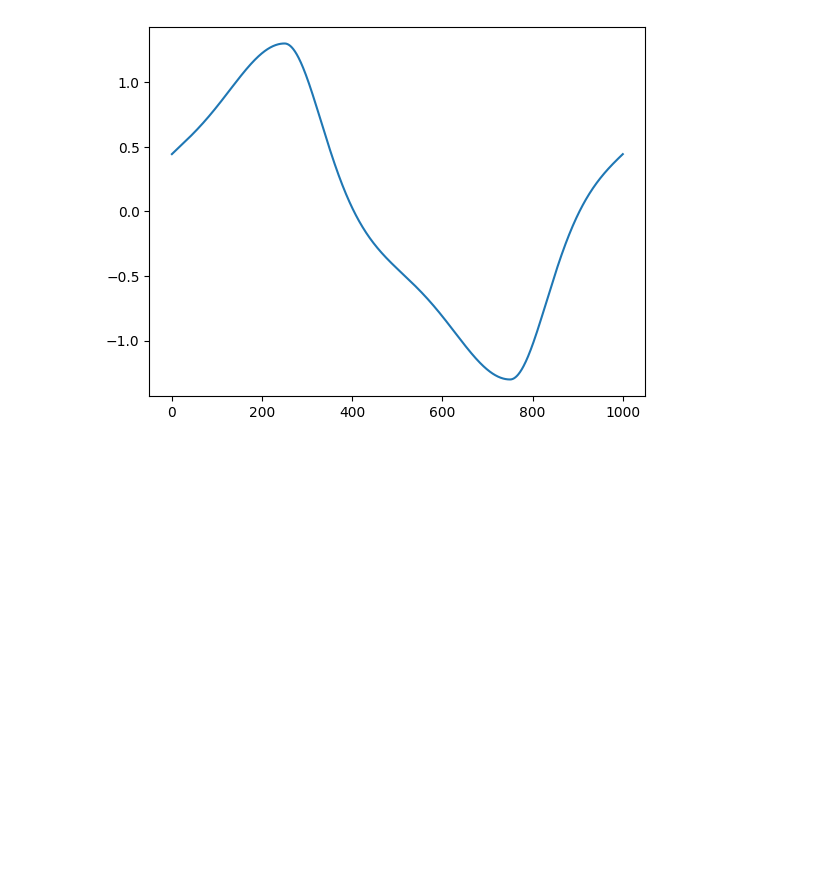
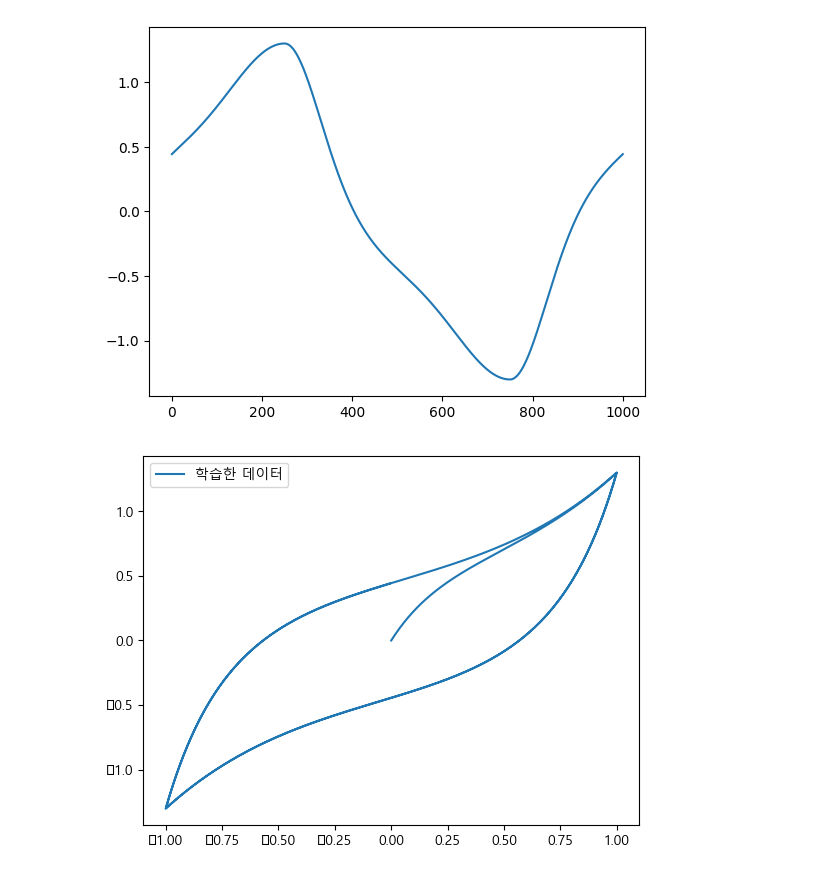
Before and after one commit to Jjineeq/hysteresis_curve, a Jupyter notebook: 23_04_26.ipynb, the cells around one changed output. Drawn from its saved outputs; the diff is of its cells as text; code cells hidden in the pictures; blank space fills up the shorter version.

```diff
--- a/23_04_26.ipynb
+++ b/23_04_26.ipynb
@@ -5,6 +5,8 @@ import matplotlib.pyplot as plt
 import warnings
 warnings.filterwarnings('ignore')
 import seaborn as sns
+import matplotlib
+matplotlib.rcParams['font.family']='Malgun Gothic'
 # %%
 df = pd.read_csv('../Data/hysteresis/attachments/hys_kjh.csv')
 # %%
@@ -168,0 +161,6 @@ x_te = tf.reshape(x_te, (-1, 1, 1))
+# %%
+total = pd.DataFrame()
+# %%
+total['u'] = u
+total['time'] = t
+total['f'] = f
@@ -168,0 +183,3 @@ x_te = tf.reshape(x_te, (-1, 1, 1))
+# %%
+x = total.iloc[:,0:2]
+y = total.f
@@ -235,5 +262,11 @@ plt.plot(y_te)
 # %% [output]
 [<matplotlib.lines.Line2D at 0x...>]
 [figure]
+# %%
+plt.plot(x.iloc[:2000,0], y.iloc[:2000], label = '학습한 데이터')
+plt.legend()
+plt.show()
+# %% [output]
+[figure, added]
 # %%
 plt.figure(figsize=(16,8))
```
Also changed, not shown: parts of 34 cells of this notebook.
